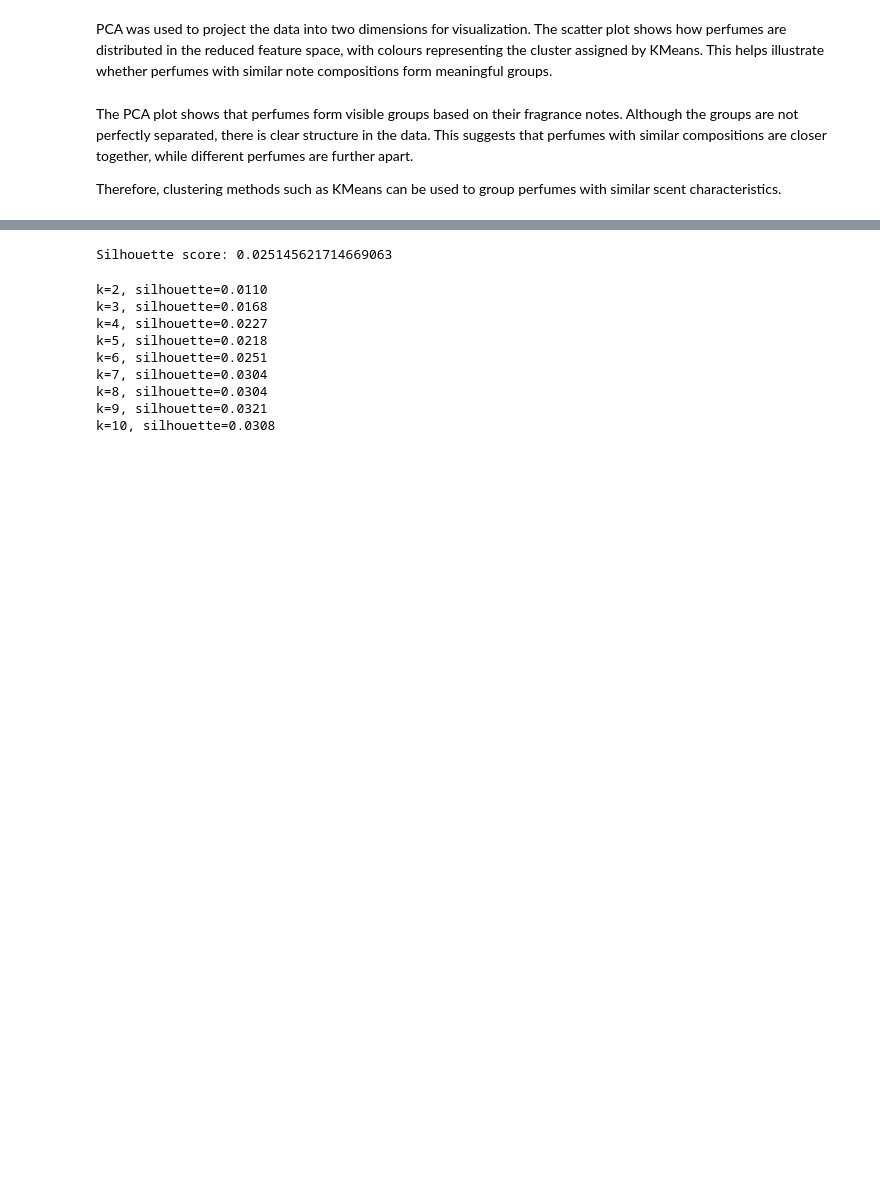
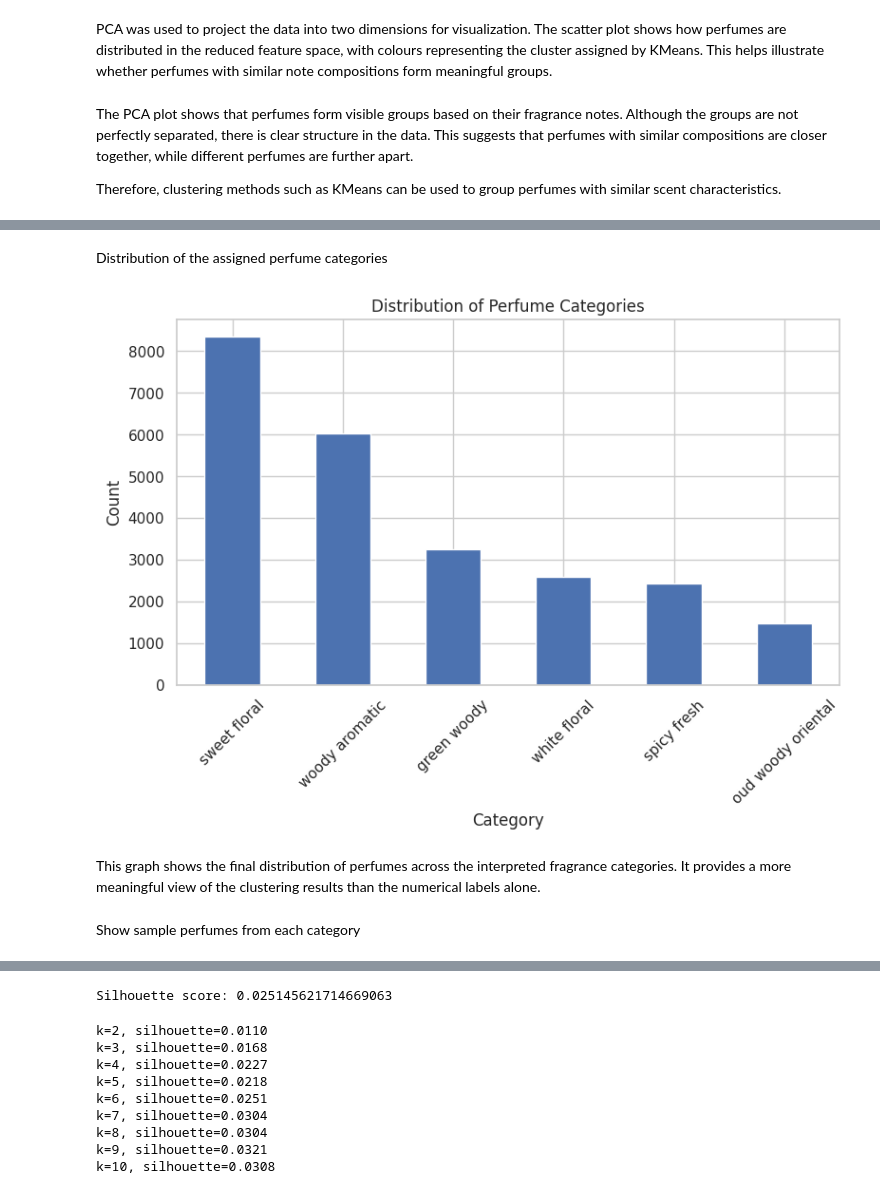
Before and after one commit to Oksana0020/perfumes, a Jupyter notebook: Project3_DataDrivenModel.ipynb, the cells around one changed output, grey strips where cells are left out. Saved outputs shown, nothing was run; the diff lists cells and outputs as text; code cells hidden in the pictures; blank space fills up the shorter version.

```diff
--- a/Project3_DataDrivenModel.ipynb
+++ b/Project3_DataDrivenModel.ipynb
@@ -581,0 +756,11 @@ Therefore, clustering methods such as KMeans can be used to group perfumes with
+# %%
+cluster_names = {
+    0: "oud woody oriental",
+    1: "white floral",
+    2: "spicy fresh",
+    3: "woody aromatic",
+    4: "green woody",
+    5: "sweet floral"}
+
+fragrance["category"] = fragrance["cluster"].map(cluster_names)
+fragrance[["Perfume", "Brand", "cluster", "category"]].head(10)
@@ -581,0 +786,16 @@ Therefore, clustering methods such as KMeans can be used to group perfumes with
+# %% [markdown]
+Distribution of the assigned perfume categories
+# %%
+plt.figure(figsize=(9,5))
+fragrance["category"].value_counts().plot(kind="bar")
+plt.title("Distribution of Perfume Categories")
+plt.xlabel("Category")
+plt.ylabel("Count")
+plt.xticks(rotation=45)
+plt.show()
+# %% [output]
+[figure, added]
+# %% [markdown]
+This graph shows the final distribution of perfumes across the interpreted fragrance categories. It provides a more meaningful view of the clustering results than the numerical labels alone.
+# %% [markdown]
+Show sample perfumes from each category
```
Also changed, not shown: parts of 48 cells of this notebook.
